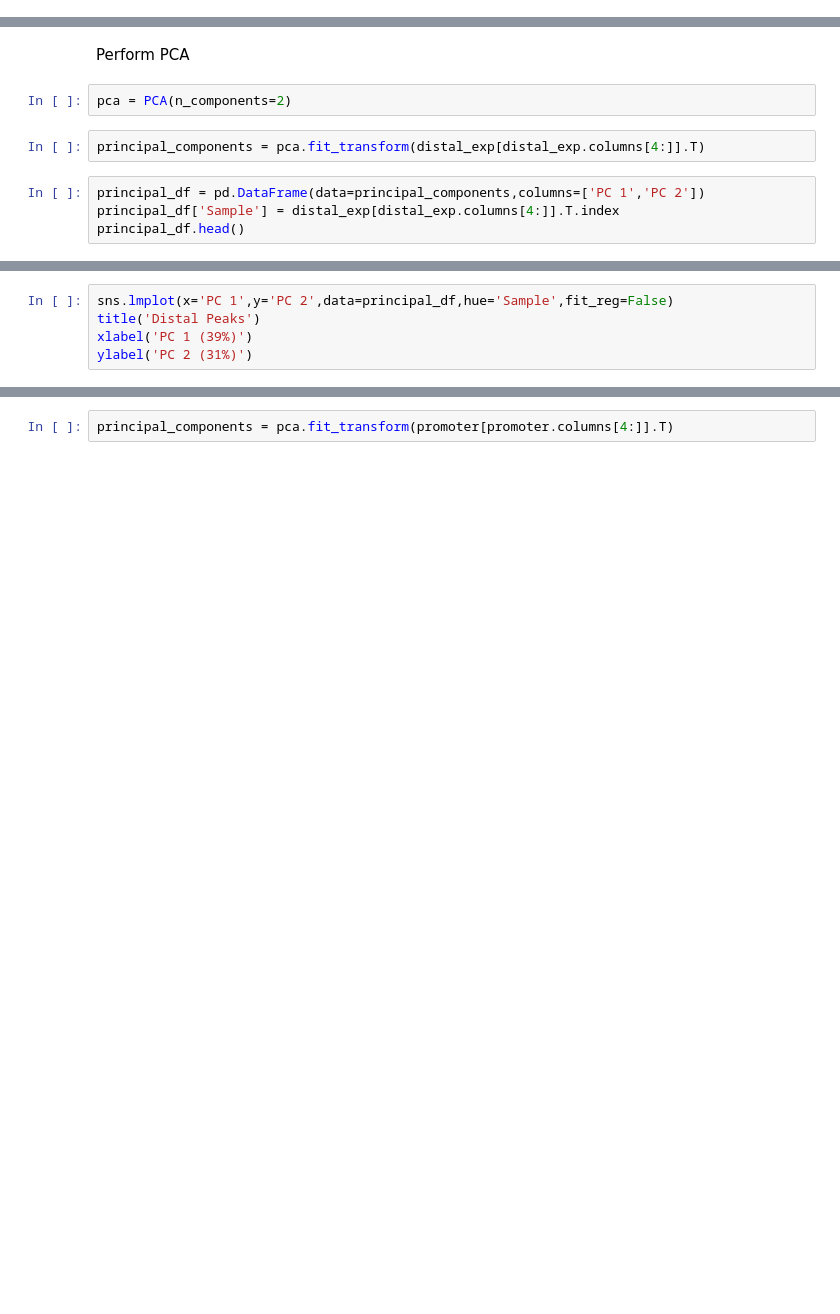
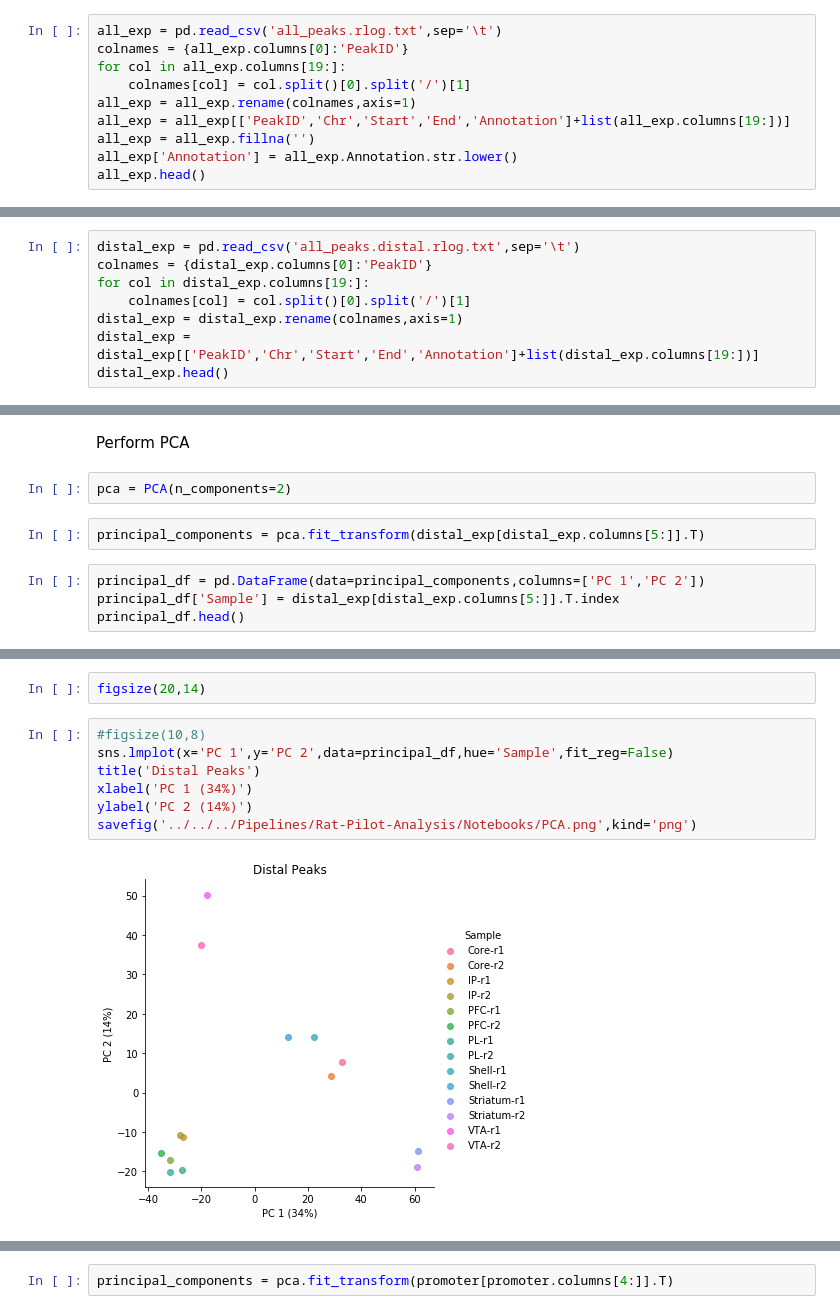
Before and after one commit to sjroth/Rat-Pilot-Analysis, a Jupyter notebook: Notebooks/InitialAnalysis.ipynb, the cells around one changed output, grey strips where cells are left out. Cells and saved outputs as stored; diff of their text form; blank space fills up the shorter version.

```diff
--- a/Notebooks/InitialAnalysis.ipynb
+++ b/Notebooks/InitialAnalysis.ipynb
@@ -19,3 +21,13 @@ all_exp = all_exp.rename(colnames,axis=1)
 all_exp = all_exp[['PeakID','Chr','Start','End','Annotation']+list(all_exp.columns[19:])]
 all_exp['Annotation'] = all_exp.apply(lambda x: x[4].split()[0].lower(),axis=1)
 all_exp.head()
+# %%
+all_exp = pd.read_csv('all_peaks.rlog.txt',sep='\t')
+colnames = {all_exp.columns[0]:'PeakID'}
+for col in all_exp.columns[19:]:
+    colnames[col] = col.split()[0].split('/')[1]
+all_exp = all_exp.rename(colnames,axis=1)
+all_exp = all_exp[['PeakID','Chr','Start','End','Annotation']+list(all_exp.columns[19:])]
+all_exp = all_exp.fillna('')
+all_exp['Annotation'] = all_exp.Annotation.str.lower()
+all_exp.head()
@@ -28,3 +47,11 @@ distal_exp = distal_exp.rename(colnames,axis=1)
 distal_exp = distal_exp[['PeakID','Chr','Start','End','Annotation']+list(distal_exp.columns[19:])]
 del distal_exp['Annotation']
 distal_exp.head()
+# %%
+distal_exp = pd.read_csv('all_peaks.distal.rlog.txt',sep='\t')
+colnames = {distal_exp.columns[0]:'PeakID'}
+for col in distal_exp.columns[19:]:
+    colnames[col] = col.split()[0].split('/')[1]
+distal_exp = distal_exp.rename(colnames,axis=1)
+distal_exp = distal_exp[['PeakID','Chr','Start','End','Annotation']+list(distal_exp.columns[19:])]
+distal_exp.head()
@@ -39,8 +80,8 @@ Perform PCA
 # %%
 pca = PCA(n_components=2)
 # %%
-principal_components = pca.fit_transform(distal_exp[distal_exp.columns[4:]].T)
+principal_components = pca.fit_transform(distal_exp[distal_exp.columns[5:]].T)
 # %%
 principal_df = pd.DataFrame(data=principal_components,columns=['PC 1','PC 2'])
-principal_df['Sample'] = distal_exp[distal_exp.columns[4:]].T.index
+principal_df['Sample'] = distal_exp[distal_exp.columns[5:]].T.index
 principal_df.head()
@@ -47,7 +95,13 @@ principal_df.head()
+# %%
+figsize(20,14)
 # %%
+#figsize(10,8)
 sns.lmplot(x='PC 1',y='PC 2',data=principal_df,hue='Sample',fit_reg=False)
 title('Distal Peaks')
-xlabel('PC 1 (39%)')
-ylabel('PC 2 (31%)')
+xlabel('PC 1 (34%)')
+ylabel('PC 2 (14%)')
+savefig('../../../Pipelines/Rat-Pilot-Analysis/Notebooks/PCA.png',kind='png')
+# %% [output]
+[figure, added]
 # %%
 pca.explained_variance_ratio_
```
Also changed, not shown: parts of 21 cells of this notebook, 3 other files.
